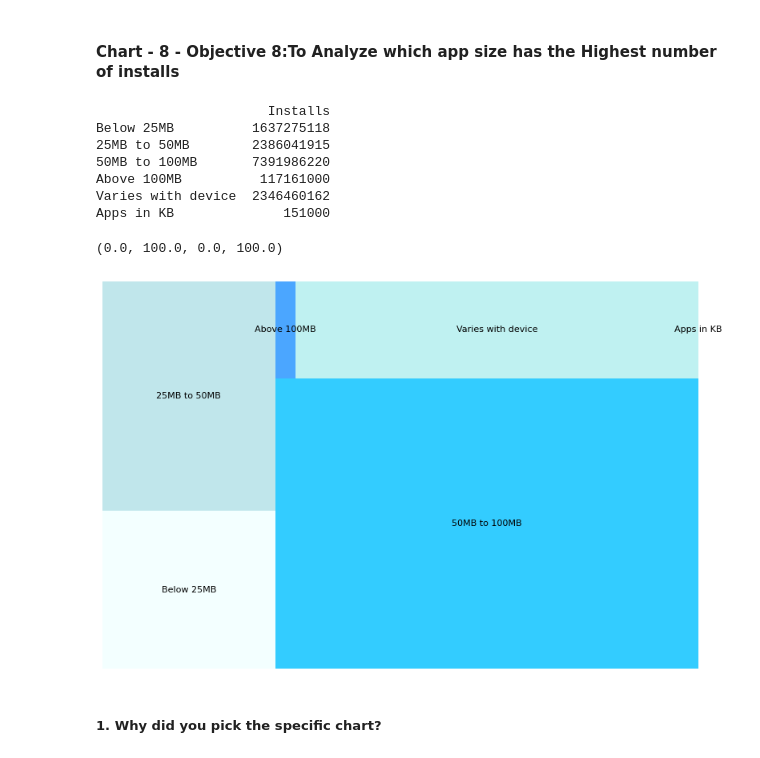
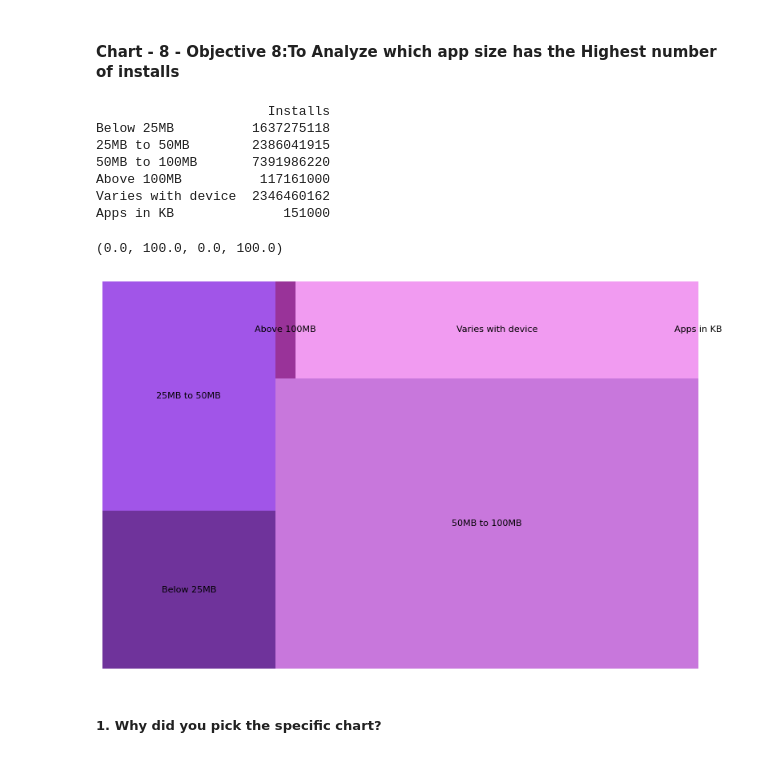
Before and after one commit to Harivignesh06/Project---Python, a Jupyter notebook: Harivignesh's_EDA_Project.ipynb, the cells around one changed output. Saved outputs shown, nothing was run; the diff lists cells and outputs as text; code cells hidden in the pictures.

```diff
--- a/Harivignesh's_EDA_Project.ipynb
+++ b/Harivignesh's_EDA_Project.ipynb
@@ -1080,24 +1044,24 @@ From our insights, we discovered that entertainment apps have a high number of i
 # %%
 # Chart - 8 visualization code
 # printing the final results to compare with result
 print(df8_all_)
 
 # Showing the Visual using Treemap
 plt.figure(figsize=(12,8), dpi= 80)
 
-squarify.plot(sizes=df8_all_['Installs'], label= df8_all_.index , color=["azure","powderblue","deepskyblue","dodgerblue","paleturquoise"], alpha=.8 )
-
+squarify.plot(sizes=df8_all_['Installs'], label= df8_all_.index ,
+              color=["indigo","blueviolet","mediumorchid","purple","violet","black"], alpha=.8 )
 plt.axis('off')
 # %% [output]
                       Installs
 Below 25MB          1637275118
 25MB to 50MB        2386041915
 50MB to 100MB       7391986220
 Above 100MB          117161000
 Varies with device  2346460162
 Apps in KB              151000
 (0.0, 100.0, 0.0, 100.0)
-[figure, old version]
+[figure, new version]
 # %% [markdown]
 ##### 1. Why did you pick the specific chart?
 # %% [markdown]
```
Also changed, not shown: parts of 14 cells of this notebook.
